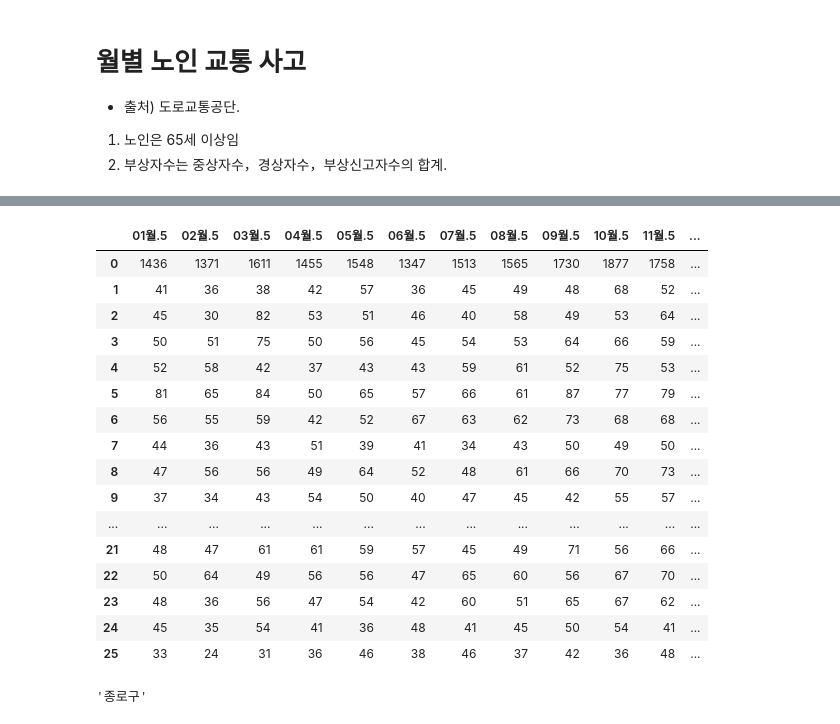
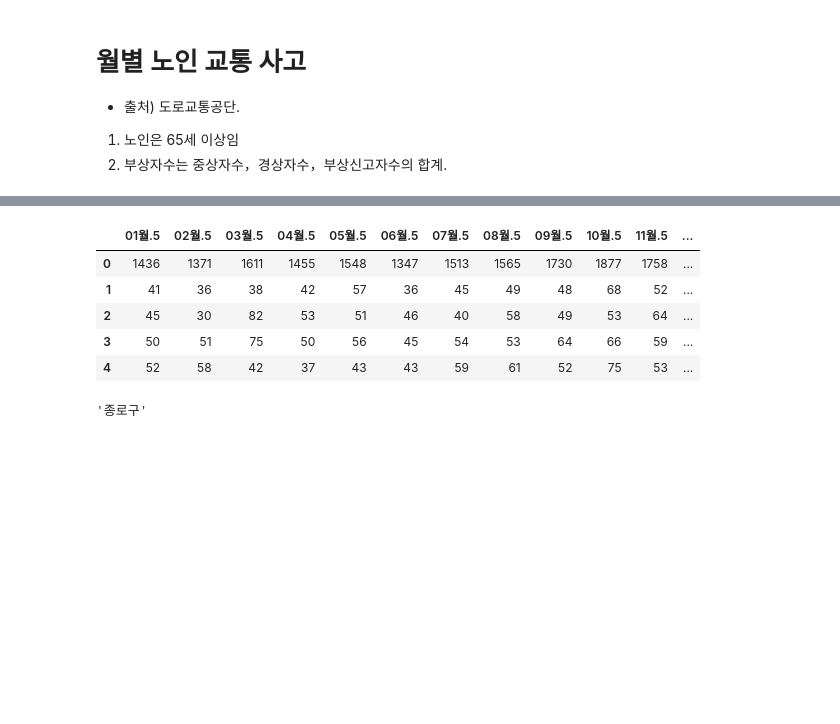
Before and after one commit to SwimmingHwang/data-visualization, a Jupyter notebook: monthly_data_visualization.ipynb, the cells around one changed output, grey strips where cells are left out. Cells and saved outputs as stored; diff of their text form; code cells hidden in the pictures; blank space fills up the shorter version.

```diff
--- a/monthly_data_visualization.ipynb
+++ b/monthly_data_visualization.ipynb
@@ -37,25 +26,14 @@ df_2018 = df.loc[:,'01월.8':'12월.8']
 df_2019 = df.loc[:,'01월.9':'12월.9']
 df_list = [df_2015, df_2016, df_2017, df_2018, df_2019]
 # %%
-df_2015
+df_2015.head()
 # %% [output]
 |  | 01월.5 | 02월.5 | 03월.5 | 04월.5 | 05월.5 | 06월.5 | 07월.5 | 08월.5 | 09월.5 | 10월.5 | 11월.5 | ... |
 | 0 | 1436 | 1371 | 1611 | 1455 | 1548 | 1347 | 1513 | 1565 | 1730 | 1877 | 1758 | ... |
 | 1 | 41 | 36 | 38 | 42 | 57 | 36 | 45 | 49 | 48 | 68 | 52 | ... |
 | 2 | 45 | 30 | 82 | 53 | 51 | 46 | 40 | 58 | 49 | 53 | 64 | ... |
 | 3 | 50 | 51 | 75 | 50 | 56 | 45 | 54 | 53 | 64 | 66 | 59 | ... |
 | 4 | 52 | 58 | 42 | 37 | 43 | 43 | 59 | 61 | 52 | 75 | 53 | ... |
-| 5 | 81 | 65 | 84 | 50 | 65 | 57 | 66 | 61 | 87 | 77 | 79 | ... |
-| 6 | 56 | 55 | 59 | 42 | 52 | 67 | 63 | 62 | 73 | 68 | 68 | ... |
-| 7 | 44 | 36 | 43 | 51 | 39 | 41 | 34 | 43 | 50 | 49 | 50 | ... |
-| 8 | 47 | 56 | 56 | 49 | 64 | 52 | 48 | 61 | 66 | 70 | 73 | ... |
-| 9 | 37 | 34 | 43 | 54 | 50 | 40 | 47 | 45 | 42 | 55 | 57 | ... |
-| ... | ... | ... | ... | ... | ... | ... | ... | ... | ... | ... | ... | ... |
-| 21 | 48 | 47 | 61 | 61 | 59 | 57 | 45 | 49 | 71 | 56 | 66 | ... |
-| 22 | 50 | 64 | 49 | 56 | 56 | 47 | 65 | 60 | 56 | 67 | 70 | ... |
-| 23 | 48 | 36 | 56 | 47 | 54 | 42 | 60 | 51 | 65 | 67 | 62 | ... |
-| 24 | 45 | 35 | 54 | 41 | 36 | 48 | 41 | 45 | 50 | 54 | 41 | ... |
-| 25 | 33 | 24 | 31 | 36 | 46 | 38 | 46 | 37 | 42 | 36 | 48 | ... |
 # %%
 df.iloc[1,0]
 # %% [output]
```
Also changed, not shown: parts of 2 cells of this notebook, 1 other file.
